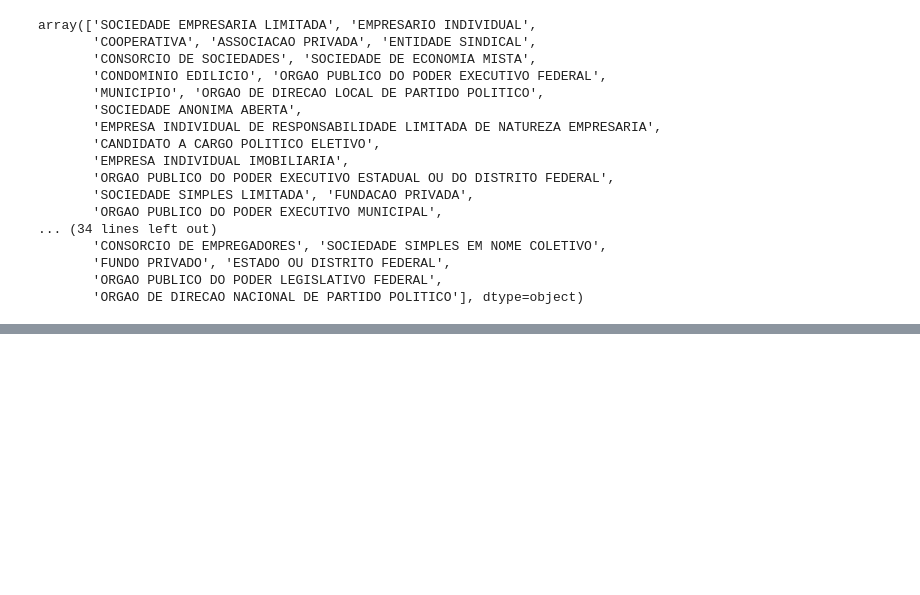
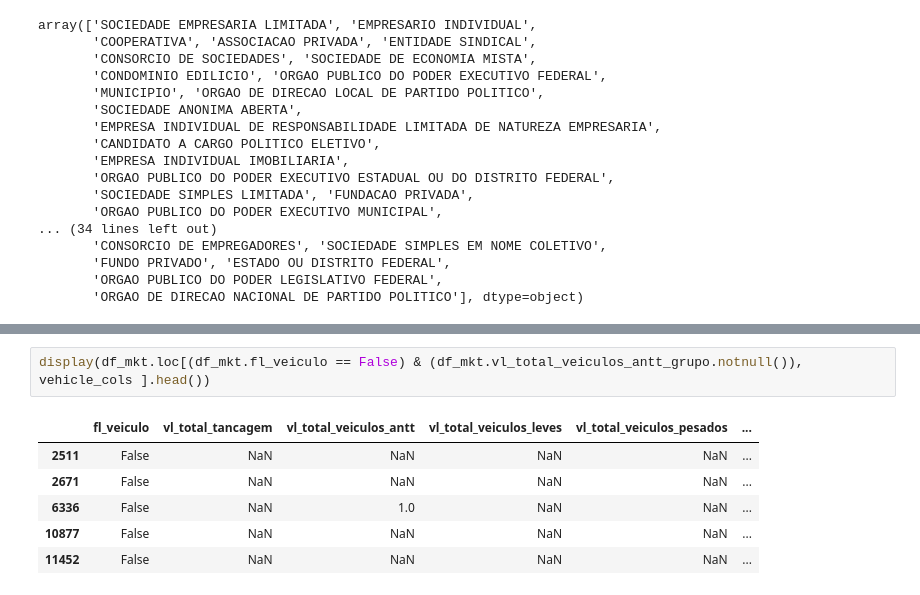
Before and after one commit to codenation-dev/squad-4-ad-data-science-1, a Jupyter notebook: analysis/pipeline.ipynb, the cells around one changed output, grey strips where cells are left out. Drawn from its saved outputs; the diff is of its cells as text; blank space fills up the shorter version.

```diff
--- a/analysis/pipeline.ipynb
+++ b/analysis/pipeline.ipynb
@@ -126,0 +207,9 @@ array(['SOCIEDADE EMPRESARIA LIMITADA', 'EMPRESARIO INDIVIDUAL',
+# %%
+display(df_mkt.loc[(df_mkt.fl_veiculo == False) & (df_mkt.vl_total_veiculos_antt_grupo.notnull()), vehicle_cols ].head())
+# %% [output]
+|  | fl_veiculo | vl_total_tancagem | vl_total_veiculos_antt | vl_total_veiculos_leves | vl_total_veiculos_pesados | ... |
+| 2511 | False | NaN | NaN | NaN | NaN | ... |
+| 2671 | False | NaN | NaN | NaN | NaN | ... |
+| 6336 | False | NaN | 1.0 | NaN | NaN | ... |
+| 10877 | False | NaN | NaN | NaN | NaN | ... |
+| 11452 | False | NaN | NaN | NaN | NaN | ... |
```
Also changed, not shown: parts of 10 cells of this notebook, 3 other files.
